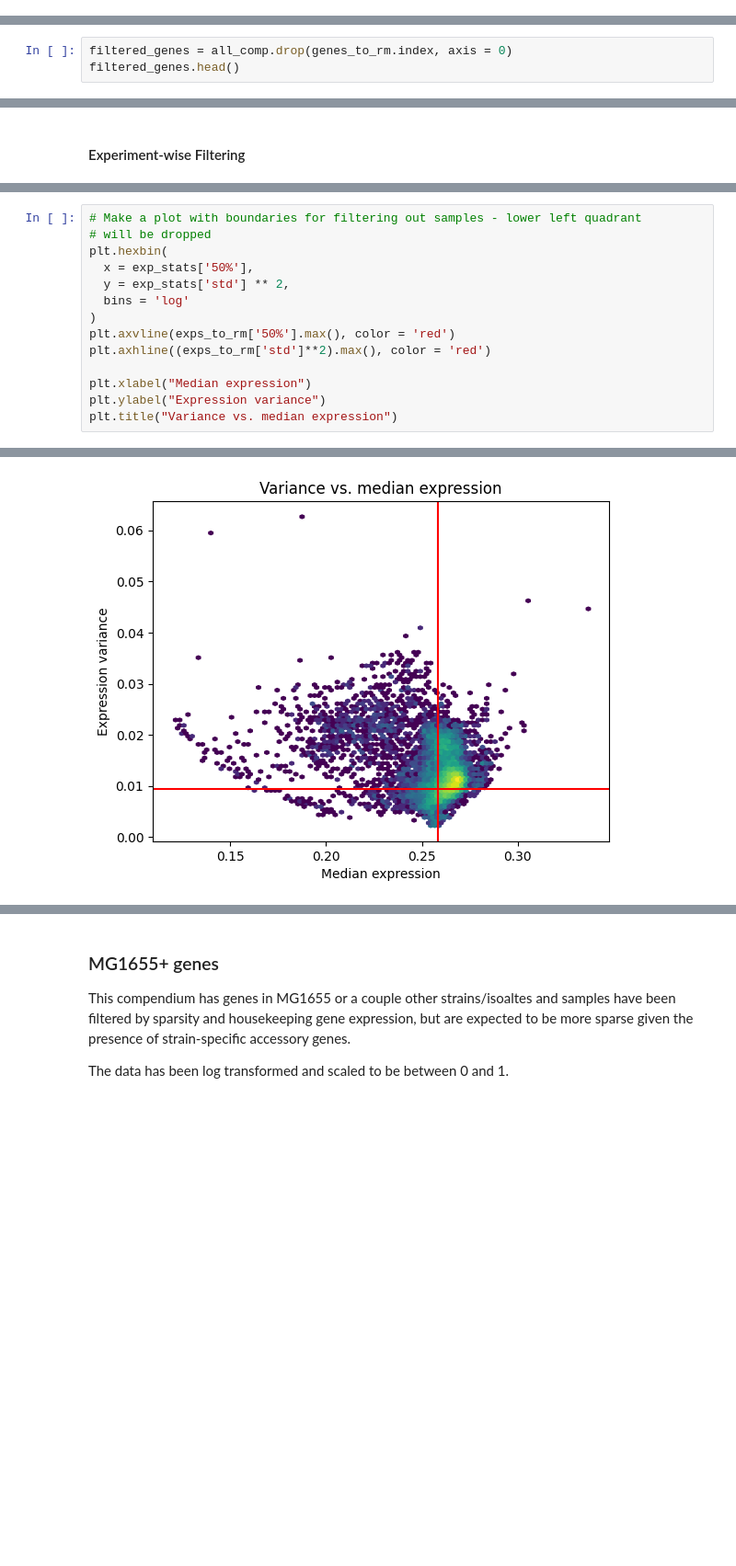
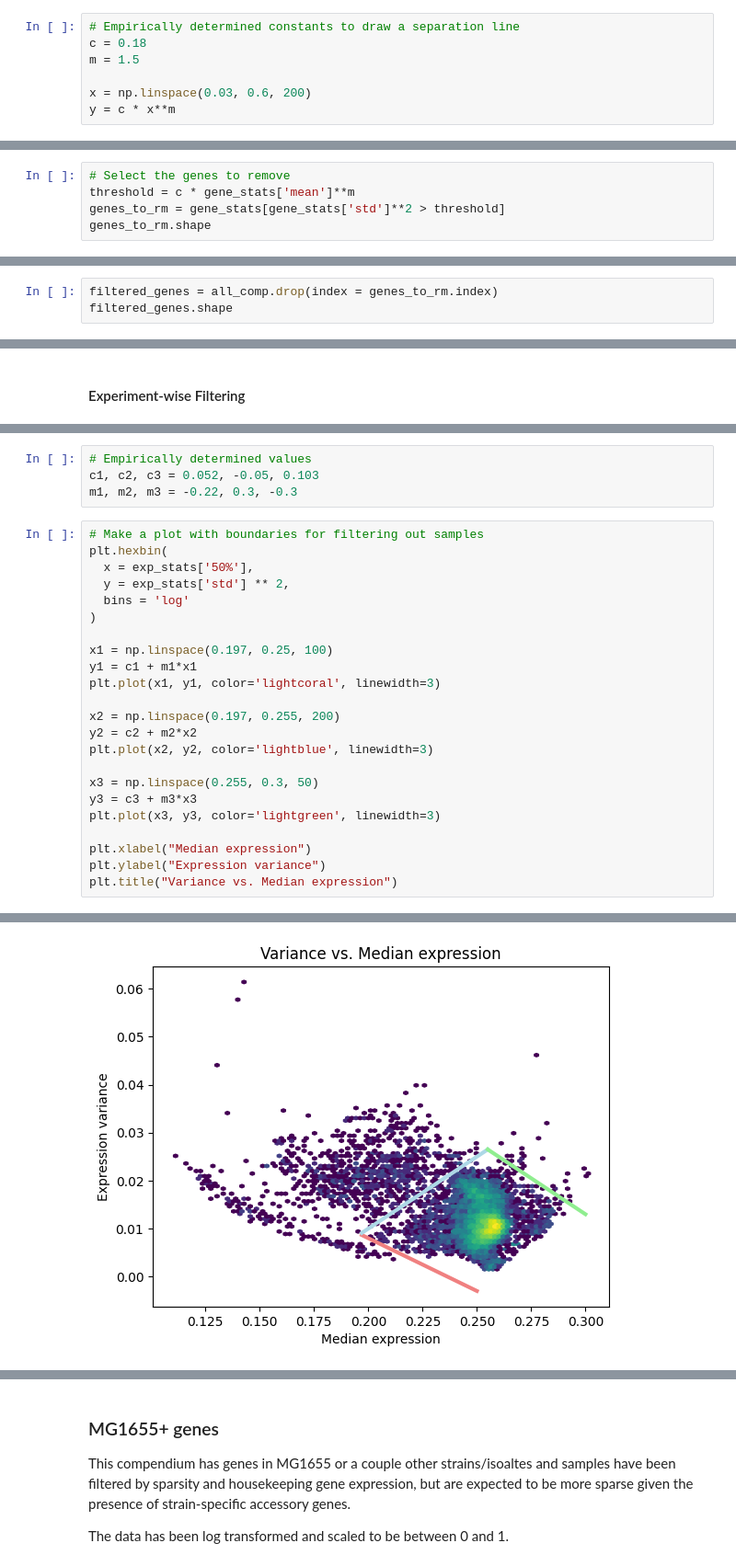
Before and after one commit to Mukundan-T/seqADAGE, a Jupyter notebook: Py/muk_transfer_learning/Mukundan_sA_ecmg_tl.ipynb, the cells around one changed output, grey strips where cells are left out. Shown at 92% size. Drawn from its saved outputs; the diff is of its cells as text; blank space fills up the shorter version.

Commit message:
Successfully filtered MG1655 genes and samples to remove noise

```diff
--- a/Py/muk_transfer_learning/Mukundan_sA_ecmg_tl.ipynb
+++ b/Py/muk_transfer_learning/Mukundan_sA_ecmg_tl.ipynb
@@ -183,0 +133,7 @@ Text(0.5, 1.0, 'Variance vs. Mean expression')
+# %%
+# Empirically determined constants to draw a separation line
+c = 0.18
+m = 1.5
+
+x = np.linspace(0.03, 0.6, 200)
+y = c * x**m
@@ -183,0 +158,5 @@ Text(0.5, 1.0, 'Variance vs. Mean expression')
+# %%
+# Select the genes to remove
+threshold = c * gene_stats['mean']**m
+genes_to_rm = gene_stats[gene_stats['std']**2 > threshold]
+genes_to_rm.shape
@@ -184,4 +165,4 @@ Text(0.5, 1.0, 'Variance vs. Mean expression')
 # %%
-filtered_genes = all_comp.drop(genes_to_rm.index, axis = 0)
-filtered_genes.head()
+filtered_genes = all_comp.drop(index = genes_to_rm.index)
+filtered_genes.shape
 # %% [output]
@@ -254,15 +218,28 @@ exps_to_rm.shape
+# %%
+# Empirically determined values
+c1, c2, c3 = 0.052, -0.05, 0.103
+m1, m2, m3 = -0.22, 0.3, -0.3
 # %%
-# Make a plot with boundaries for filtering out samples - lower left quadrant
-# will be dropped
+# Make a plot with boundaries for filtering out samples
 plt.hexbin(
   x = exp_stats['50%'],
   y = exp_stats['std'] ** 2,
   bins = 'log'
 )
-plt.axvline(exps_to_rm['50%'].max(), color = 'red')
-plt.axhline((exps_to_rm['std']**2).max(), color = 'red')
+
+x1 = np.linspace(0.197, 0.25, 100)
+y1 = c1 + m1*x1
+plt.plot(x1, y1, color='lightcoral', linewidth=3)
+
+x2 = np.linspace(0.197, 0.255, 200)
+y2 = c2 + m2*x2
+plt.plot(x2, y2, color='lightblue', linewidth=3)
+
+x3 = np.linspace(0.255, 0.3, 50)
+y3 = c3 + m3*x3
+plt.plot(x3, y3, color='lightgreen', linewidth=3)
 
 plt.xlabel("Median expression")
 plt.ylabel("Expression variance")
-plt.title("Variance vs. median expression")
+plt.title("Variance vs. Median expression")
 # %% [output]
@@ -270 +247 @@ Text(0.5, 1.0, 'Variance vs. median expression')
-[figure, old version]
+[figure, new version]
```
Also changed, not shown: parts of 26 cells of this notebook.
